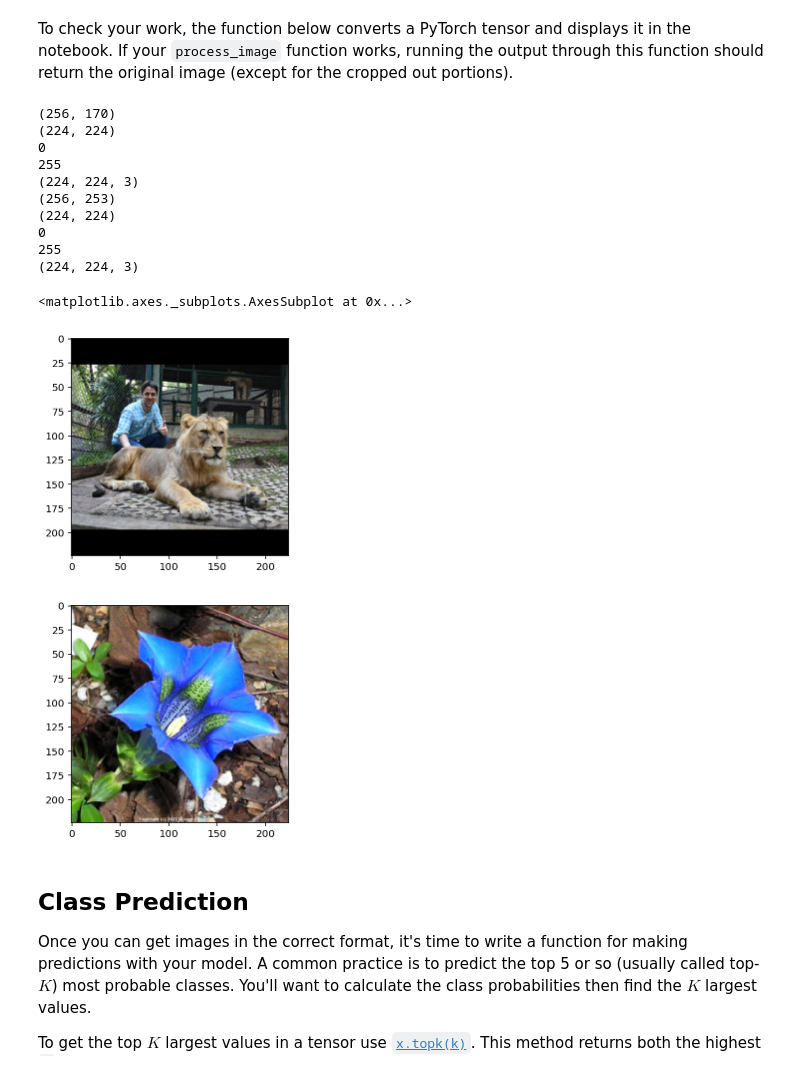
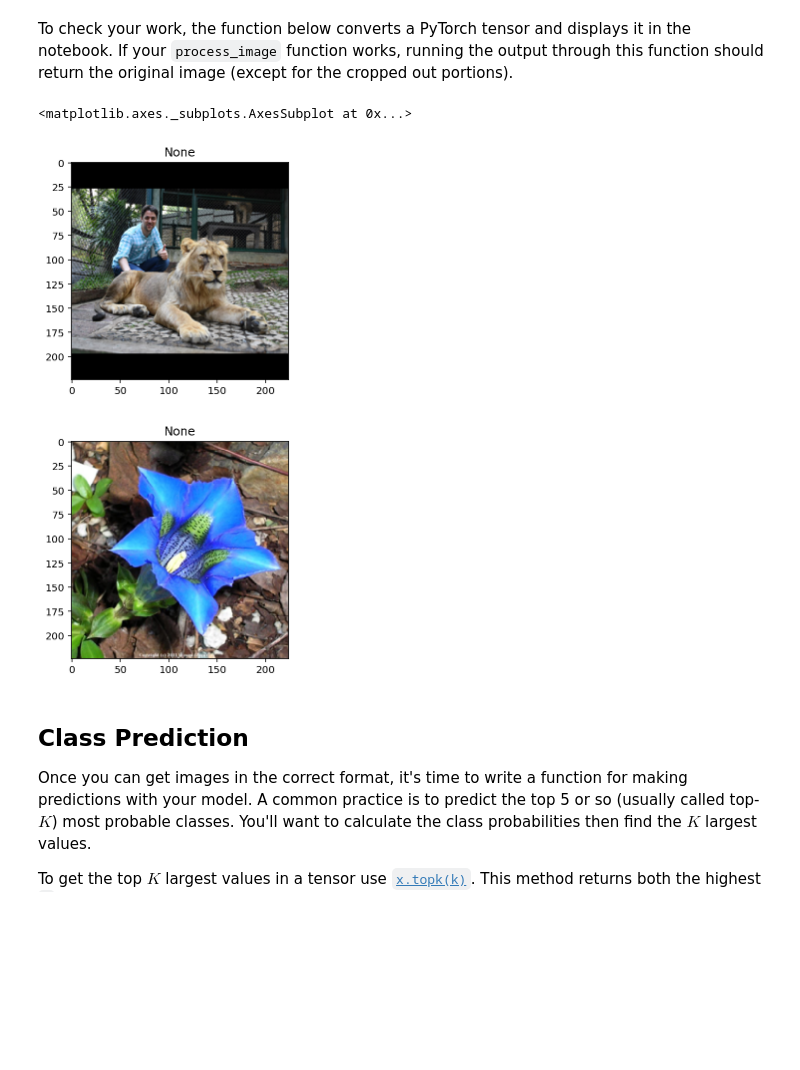
Before and after one commit to TamerKaratekin/aipnd-flower-classifier, a Jupyter notebook: Image Classifier Project.ipynb, the cells around one changed output. Cells and saved outputs as stored; diff of their text form; code cells hidden in the pictures; blank space fills up the shorter version.

```diff
--- a/Image Classifier Project.ipynb
+++ b/Image Classifier Project.ipynb
@@ -457,41 +470,32 @@ To check your work, the function below converts a PyTorch tensor and displays it
 # %%
 def imshow(np_image, ax=None, title=None):
     if ax is None:
         fig, ax = plt.subplots()
 
     # PyTorch tensors assume the color channel is the first dimension
     # but matplotlib assumes is the third dimension
     image = np_image.transpose((1, 2, 0))
     # print(image.shape)
 
     # Undo preprocessing
     mean = np.array([0.485, 0.456, 0.406])
     std = np.array([0.229, 0.224, 0.225])
     image = std * image + mean
 
     # Image needs to be clipped between 0 and 1 or it looks like noise when displayed
     image = np.clip(image, 0, 1)
 
+    ax.set_title(title)
     ax.imshow(image)
 
     return ax
 
 imshow(process_image('lion.JPG'))
 imshow(process_image('stemless_gentian.jpg'))
 # %% [output]
-(256, 170)
-(224, 224)
-0
-255
-(224, 224, 3)
-(256, 253)
-(224, 224)
-0
-255
-(224, 224, 3)
+<matplotlib.axes._subplots.AxesSubplot at 0x...>
-<matplotlib.axes._subplots.AxesSubplot at 0x...>
-[figure, old version]
+[figure, new version]
-[figure, old version]
+[figure, new version]
 # %% [markdown]
 ## Class Prediction
 
```
Also changed, not shown: parts of 11 cells of this notebook.
